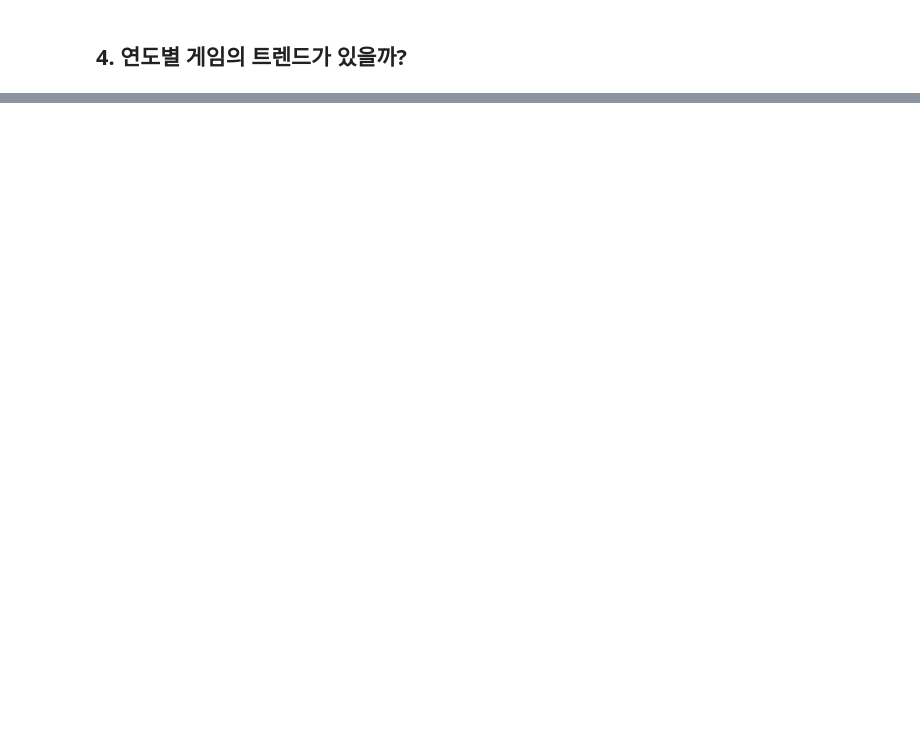
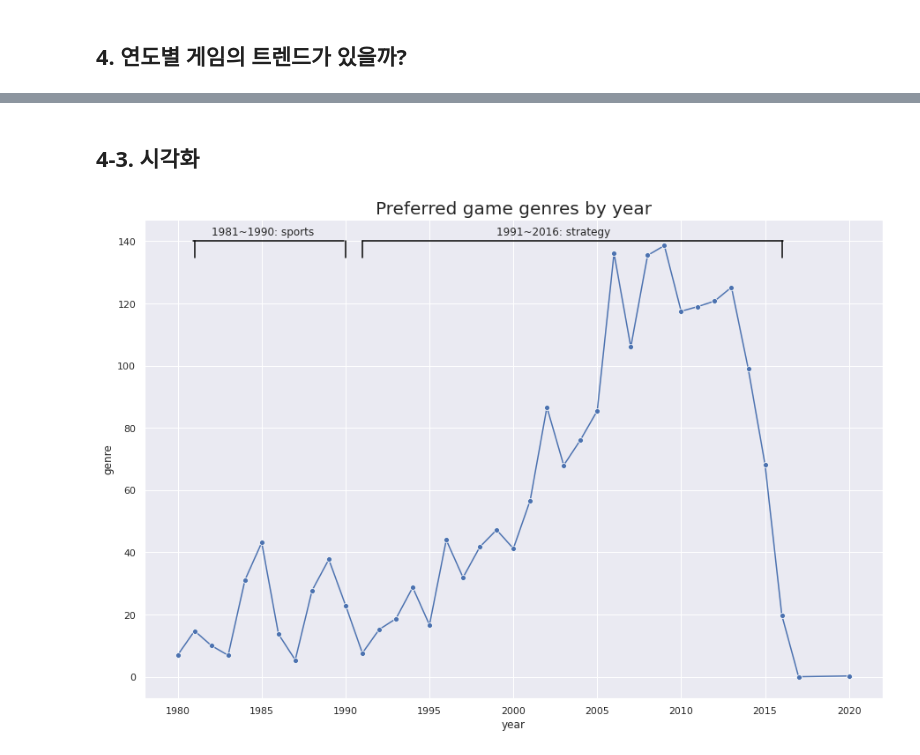
Before and after one commit to woorim99/AIB_12th_project, a Jupyter notebook: Section 1/Section1_AI_12_이우림.ipynb, the cells around one changed output, grey strips where cells are left out. Saved outputs shown, nothing was run; the diff lists cells and outputs as text; code cells hidden in the pictures; blank space fills up the shorter version.

```diff
--- a/Section 1/Section1_AI_12_이우림.ipynb
+++ b/Section 1/Section1_AI_12_이우림.ipynb
@@ -211,0 +214,3 @@ sns.lineplot(data=df_genre, marker='o');
+# %%
+df["Total_Sales"] = df["NA_Sales"] + df["EU_Sales"] + df["JP_Sales"] + df["Other_Sales"]
+df
@@ -211,0 +238,4 @@ sns.lineplot(data=df_genre, marker='o');
+# %%
+year_genre = pd.DataFrame(df.groupby(['Year','Genre'])["Total_Sales"].sum())
+year_genre = year_genre.reset_index()
+year_genre
@@ -211,0 +256,3 @@ sns.lineplot(data=df_genre, marker='o');
+# %%
+year_genre_max = pd.DataFrame(year_genre.groupby(['Year']).max())
+year_genre_max
@@ -211,0 +278,20 @@ sns.lineplot(data=df_genre, marker='o');
+# %% [markdown]
+## 4-3. 시각화
+# %%
+# sns.set(style='darkgrid')
+plt.figure(figsize=(15, 10))
+plt.title("Preferred game genres by year", fontsize = 20)
+plt.xlabel("year")
+plt.ylabel("genre")
+plt.axhline(140, 0.066, 0.27, color = 'black')
+plt.axhline(140, 0.295,0.865, color = 'black')
+plt.axvline(x=1981, ymin=0.92, ymax=0.955, color='black')
+plt.axvline(x=1990, ymin=0.92, ymax=0.955, color='black')
+plt.axvline(x=1991, ymin=0.92, ymax=0.955, color='black')
+plt.axvline(x=2016, ymin=0.92, ymax=0.955, color='black')
+
+plt.text(1982, 142, '1981~1990: sports')
+plt.text(1999, 142, '1991~2016: strategy')
+sns.lineplot(x='Year', y='Total_Sales', data=year_genre_max, marker='o');
+# %% [output]
+[figure, added]
```
Also changed, not shown: parts of 13 cells of this notebook.
